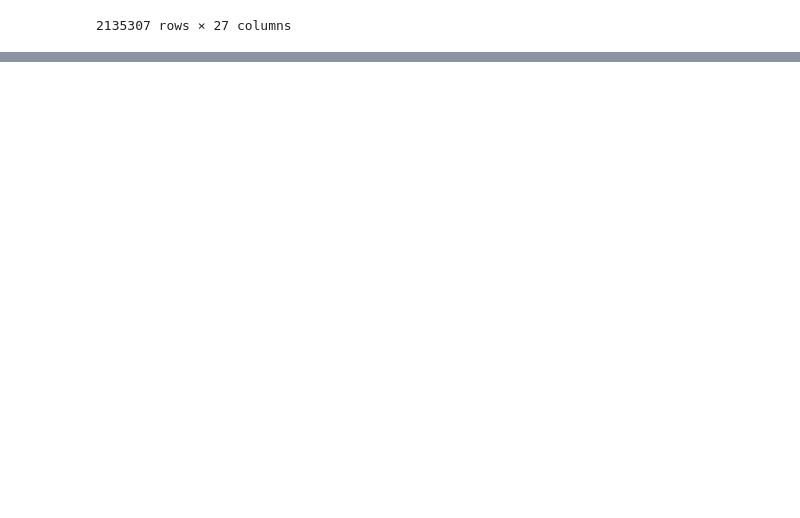
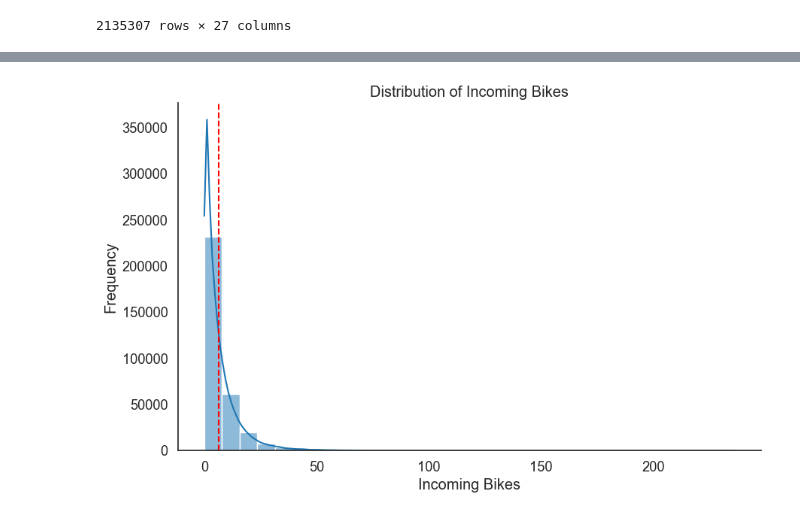
Before and after one commit to tochenan/CitiBike-Demand-Prediction, a Jupyter notebook: src/EDA.ipynb, the cells around one changed output, grey strips where cells are left out. Saved outputs shown, nothing was run; the diff lists cells and outputs as text; code cells hidden in the pictures; blank space fills up the shorter version.

Commit message:
finish distribution prediction

```diff
--- a/src/EDA.ipynb
+++ b/src/EDA.ipynb
@@ -223,0 +233,3 @@ Index(['ride_id', 'rideable_type', 'started_at', 'ended_at',
+# %%
+from network import graph_analysis
+result = graph_analysis()
@@ -223,0 +238,19 @@ Index(['ride_id', 'rideable_type', 'started_at', 'ended_at',
+# %%
+features_long = pd.wide_to_long(
+    result,
+    stubnames=['in_degree', 'out_degree', 'community', 'betweenness', 'pagerank'],
+    i='station_name',
+    j='hour',
+    sep='_'
+).reset_index()
+# %%
+# Merge df_hours with the reshaped df_features
+combined_df = pd.merge(demand, features_long, on=['station_name', 'hour'], how='left')
+
+# List of graph features to look back on
+features = ['in_degree', 'out_degree', 'community', 'betweenness', 'pagerank']
+
+# Add lookback columns for each feature
+for feature in features:
+    for i in range(1, 24):  # Create 12 lookback columns
+        combined_df[f'{feature}_lag_{i}'] = combined_df.groupby('station_name')[feature].shift(i)
@@ -414,0 +542,14 @@ XGBoost MAPE: 15.711701201501697
+# %%
+# plot distribution of net bikes
+plt.figure(figsize=(10, 6))
+sns.set(font_scale=1.2, style='white')
+sns.histplot(combined_df['incoming_bikes'], bins=30, kde=True, color='tab:blue')
+plt.title('Distribution of Incoming Bikes')
+plt.xlabel('Incoming Bikes')
+plt.ylabel('Frequency')
+plt.axvline(combined_df['incoming_bikes'].abs().mean(), color='red', linestyle='--', label='Mean')
+sns.despine()
+plt.savefig(f'../{viz_path}incoming_bikes_distribution.png', dpi = 300, transparent = True)
+plt.show()
+# %% [output]
+[figure, added]
```
Also changed, not shown: parts of 36 cells of this notebook, 20 other files.
